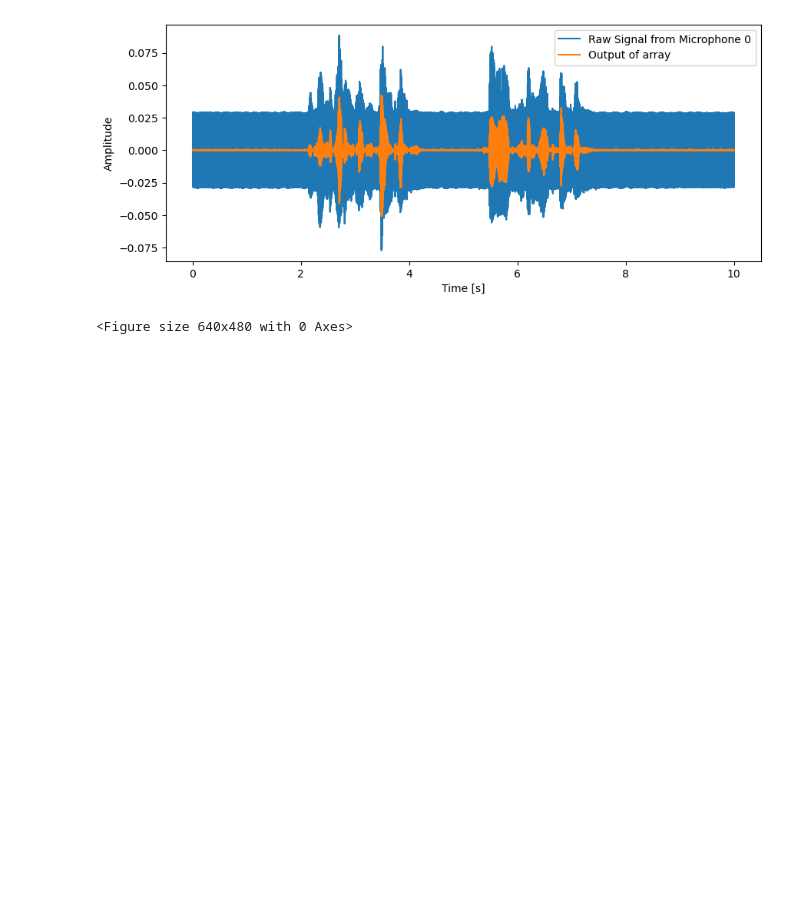
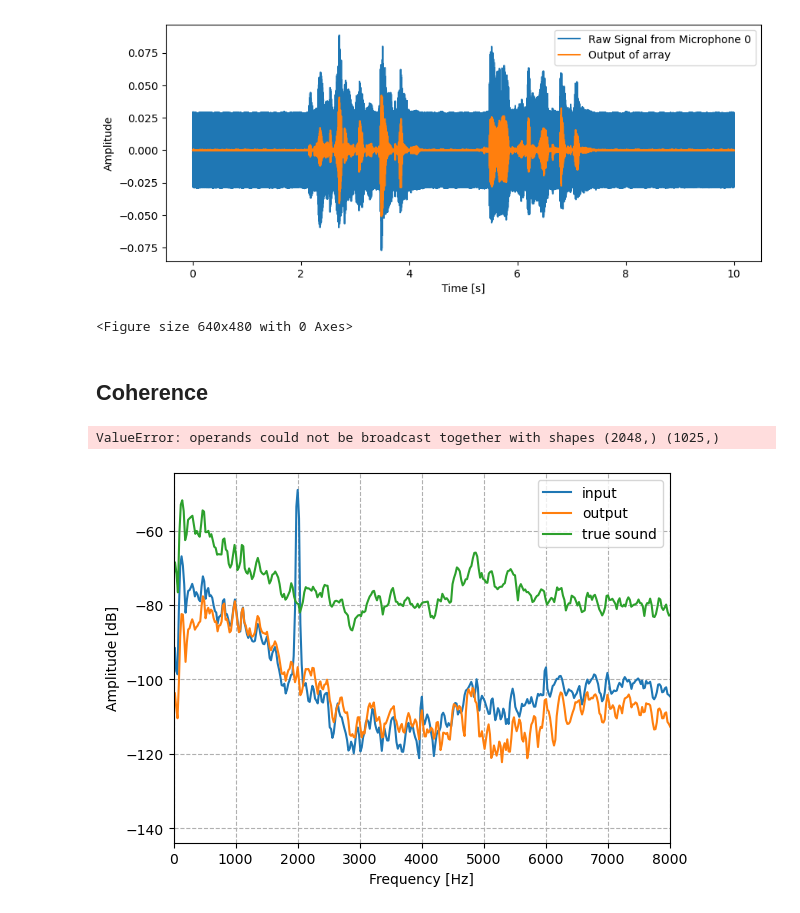
Before and after one commit to SimonBakJeppesen/Beamforming, a Jupyter notebook: MVDR.ipynb, the cells around one changed output. Drawn from its saved outputs; the diff is of its cells as text; code cells hidden in the pictures; blank space fills up the shorter version.

```diff
--- a/MVDR.ipynb
+++ b/MVDR.ipynb
@@ -100,23 +118,24 @@ sd.play(output_signal.astype(np.int16), samplerate)
 # %%
 # real life test
 filePathNoise = 'data/measurement_2k_noise_high_amplitude_speach_signal/2k_noise_reference.wav'
-r_noise, samplerate = sf.read(filePathNoise)
-datalenght = len(r_noise)
-r, samplerate = sf.read('data/measurement_2k_noise_high_amplitude_speach_signal/2k_noise__60_deg_speach_signal_20_deg.wav')
+signal_noise, samplerate = sf.read(filePathNoise)
+datalenght = len(signal_noise)
+# sampled signals from test
+signal, samplerate = sf.read('data/measurement_2k_noise_high_amplitude_speach_signal/2k_noise__60_deg_speach_signal_20_deg.wav')
 
-r_noise = r_noise.T
-r = r.T
+signal_noise = signal_noise.T
+signal = signal.T
 
 # calibrate the mic gains
 a = equalizationCoefficients(filePathNoise)
 a = a.T
 
 for i in range(N):
-    r_noise[i] = r_noise[i] * a[i]
-    r[i] = r[i] * a[i]
+    signal_noise[i] = signal_noise[i] * a[i]
+    signal[i] = signal[i] * a[i]
 
 # Calculate the MVDR weights
-R_inv = np.linalg.inv(np.cov(r_noise))
+R_inv = np.linalg.inv(np.cov(signal_noise))
 
 num = np.dot(R_inv, desired_steering_vector.T)
 deno =  (np.dot(desired_steering_vector.conj(), np.dot(R_inv, desired_steering_vector.T)))
@@ -130,11 +149,11 @@ mvdr_beam_pattern = np.abs(np.dot(w.conj().T, steering_vectors)).T
 plot_combi(np.rad2deg(theta), 20 * np.log10(mvdr_beam_pattern / np.max(mvdr_beam_pattern)), 'MVDR_beampattern_test')
 
 # filter the input signals
-output_signal = np.dot(w,r).real
+output_signal = np.dot(w,signal).real
 
 plt.figure(figsize=(10, 4))
 time_in_seconds = np.arange(len(output_signal)) / samplerate
-plt.plot(time_in_seconds, np.asarray(r[0,:].T), label='Raw Signal from Microphone 0')
+plt.plot(time_in_seconds, np.asarray(signal[0,:].T), label='Raw Signal from Microphone 0')
 plt.plot(time_in_seconds, output_signal, label='Output of array')
 plt.xlabel('Time [s]')
 plt.ylabel('Amplitude')
@@ -148,3 +167,40 @@ plt.savefig('plots/'+ 'MVDR_signal_test' +'.svg',bbox_inches='tight', pad_inches
 # %%
 20*np.log10(np.sqrt(np.mean(output_signal[0:1000]**2))/np.sqrt(np.mean(r[0,0:1000]**2)))
 sd.play(output_signal, samplerate)
+# %% [markdown]
+## Coherence
+# %%
+#freq, fft = signal.welch(tx, fs=samplerate, nperseg=1024*2)
+#freq_input, fft_input = signal.welch(r[0].squeeze().real, fs=samplerate, nperseg=1024*2)
+#freq_output, fft_output = signal.welch(output_signal, fs=samplerate, nperseg=1024*2)
+
+freq, coherence =signal.coherence(signal[0],output_signal,fs=samplerate,nperseg=1024*2)
+
+# plot spectrum
+plt.plot(freq, coherence)
+plt.xlim(0,8000)
+plt.xlabel('Frequency [Hz]')
+plt.ylabel('Coherence')
+plt.grid(True, linestyle='--')
+plt.savefig('plots/MVDR_Output_signal_coherence.pdf')
+# %% [output]
+ValueError: operands could not be broadcast together with shapes (2048,) (1025,)
+# %%
+tx, samplerate1 = sf.read("data/P501_C_english_m1_FB_48k.wav")
+
+freq, fft_input = signal.welch(r[0],samplerate, nperseg=1024*2)
+freq, fft_output = signal.welch(output_signal,samplerate, nperseg=1024*2)
+freq1, fft_tx = signal.welch(tx,samplerate1, nperseg=1024*2)
+plt.plot(freq, 10*np.log10(fft_input),label='input')
+plt.plot(freq, 10*np.log10(fft_output),label='output')
+plt.plot(freq1, 10*np.log10(fft_tx)*1,label='true sound')
+#plt.plot(freq,(fft_input),label='input')
+#plt.plot(freq, (fft_output),label='output')
+plt.xlim(0,8000)
+plt.xlabel('Frequency [Hz]')
+plt.ylabel('Amplitude [dB]')
+plt.legend()
+plt.grid(True, linestyle='--')
+plt.savefig('plots/MVDR_Output_signal_fft_comparison.pdf')
+# %% [output]
+[figure, added]
```
Also changed, not shown: parts of 2 cells of this notebook, 1 other file.
